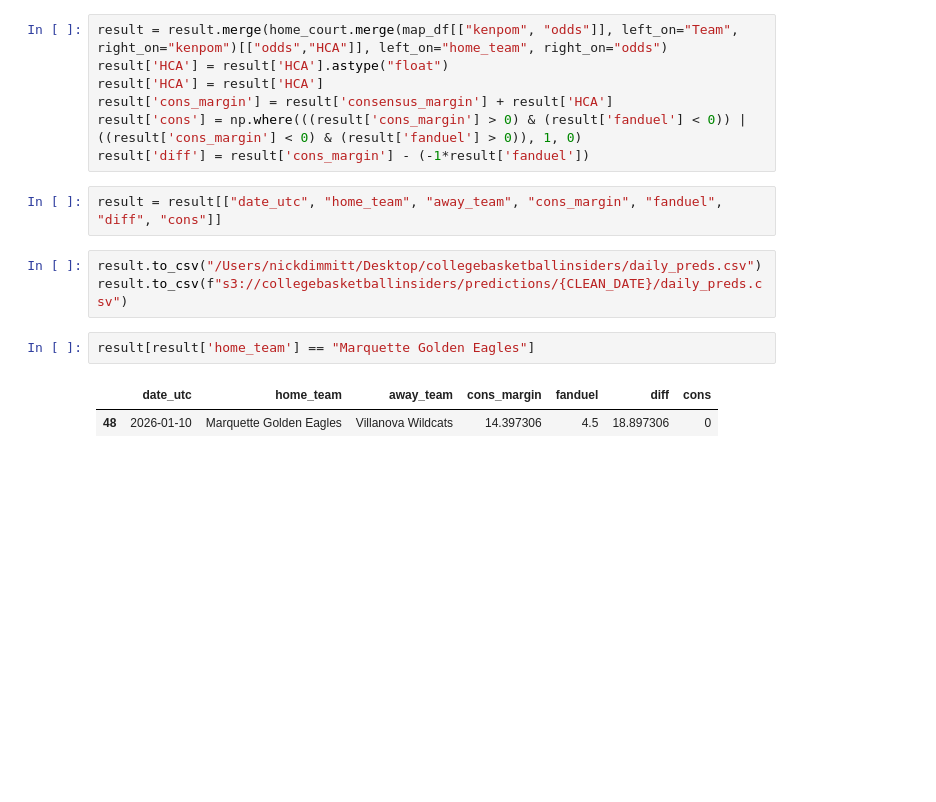
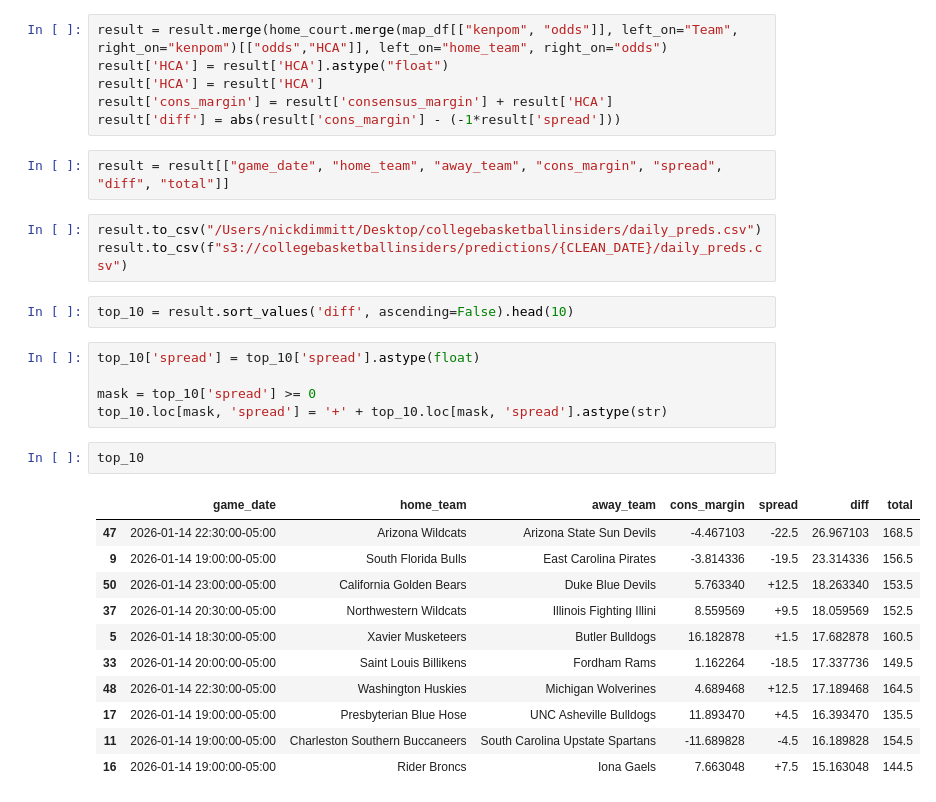
Before and after one commit to dimmittnick/march_madness, a Jupyter notebook: inferencing/analysis.ipynb, the cells around one changed output. Saved outputs shown, nothing was run; the diff lists cells and outputs as text; blank space fills up the shorter version.

```diff
--- a/inferencing/analysis.ipynb
+++ b/inferencing/analysis.ipynb
@@ -394,15 +399,30 @@ result = result.merge(home_court.merge(map_df[["kenpom", "odds"]], left_on="Team
 result['HCA'] = result['HCA'].astype("float")
 result['HCA'] = result['HCA']
 result['cons_margin'] = result['consensus_margin'] + result['HCA']
-result['cons'] = np.where(((result['cons_margin'] > 0) & (result['fanduel'] < 0)) | ((result['cons_margin'] < 0) & (result['fanduel'] > 0)), 1, 0)
-result['diff'] = result['cons_margin'] - (-1*result['fanduel'])
+result['diff'] = abs(result['cons_margin'] - (-1*result['spread']))
 # %%
-result = result[["date_utc", "home_team", "away_team", "cons_margin", "fanduel", "diff", "cons"]]
+result = result[["game_date", "home_team", "away_team", "cons_margin", "spread", "diff", "total"]]
 # %%
 result.to_csv("/Users/nickdimmitt/Desktop/collegebasketballinsiders/daily_preds.csv")
 result.to_csv(f"s3://collegebasketballinsiders/predictions/{CLEAN_DATE}/daily_preds.csv")
-# %%
-result[result['home_team'] == "Marquette Golden Eagles"]
-# %% [output]
-|  | date_utc | home_team | away_team | cons_margin | fanduel | diff | cons |
-| 48 | 2026-01-10 | Marquette Golden Eagles | Villanova Wildcats | 14.397306 | 4.5 | 18.897306 | 0 |
+# %%
+top_10 = result.sort_values('diff', ascending=False).head(10)
+# %%
+top_10['spread'] = top_10['spread'].astype(float)
+
+mask = top_10['spread'] >= 0
+top_10.loc[mask, 'spread'] = '+' + top_10.loc[mask, 'spread'].astype(str)
+# %%
+top_10
+# %% [output]
+|  | game_date | home_team | away_team | cons_margin | spread | diff | total |
+| 47 | 2026-01-14 22:30:00-05:00 | Arizona Wildcats | Arizona State Sun Devils | -4.467103 | -22.5 | 26.967103 | 168.5 |
+| 9 | 2026-01-14 19:00:00-05:00 | South Florida Bulls | East Carolina Pirates | -3.814336 | -19.5 | 23.314336 | 156.5 |
+| 50 | 2026-01-14 23:00:00-05:00 | California Golden Bears | Duke Blue Devils | 5.763340 | +12.5 | 18.263340 | 153.5 |
+| 37 | 2026-01-14 20:30:00-05:00 | Northwestern Wildcats | Illinois Fighting Illini | 8.559569 | +9.5 | 18.059569 | 152.5 |
+| 5 | 2026-01-14 18:30:00-05:00 | Xavier Musketeers | Butler Bulldogs | 16.182878 | +1.5 | 17.682878 | 160.5 |
+| 33 | 2026-01-14 20:00:00-05:00 | Saint Louis Billikens | Fordham Rams | 1.162264 | -18.5 | 17.337736 | 149.5 |
+| 48 | 2026-01-14 22:30:00-05:00 | Washington Huskies | Michigan Wolverines | 4.689468 | +12.5 | 17.189468 | 164.5 |
+| 17 | 2026-01-14 19:00:00-05:00 | Presbyterian Blue Hose | UNC Asheville Bulldogs | 11.893470 | +4.5 | 16.393470 | 135.5 |
+| 11 | 2026-01-14 19:00:00-05:00 | Charleston Southern Buccaneers | South Carolina Upstate Spartans | -11.689828 | -4.5 | 16.189828 | 154.5 |
+| 16 | 2026-01-14 19:00:00-05:00 | Rider Broncs | Iona Gaels | 7.663048 | +7.5 | 15.163048 | 144.5 |
```
Also changed, not shown: parts of 5 cells of this notebook, 3 other files.
